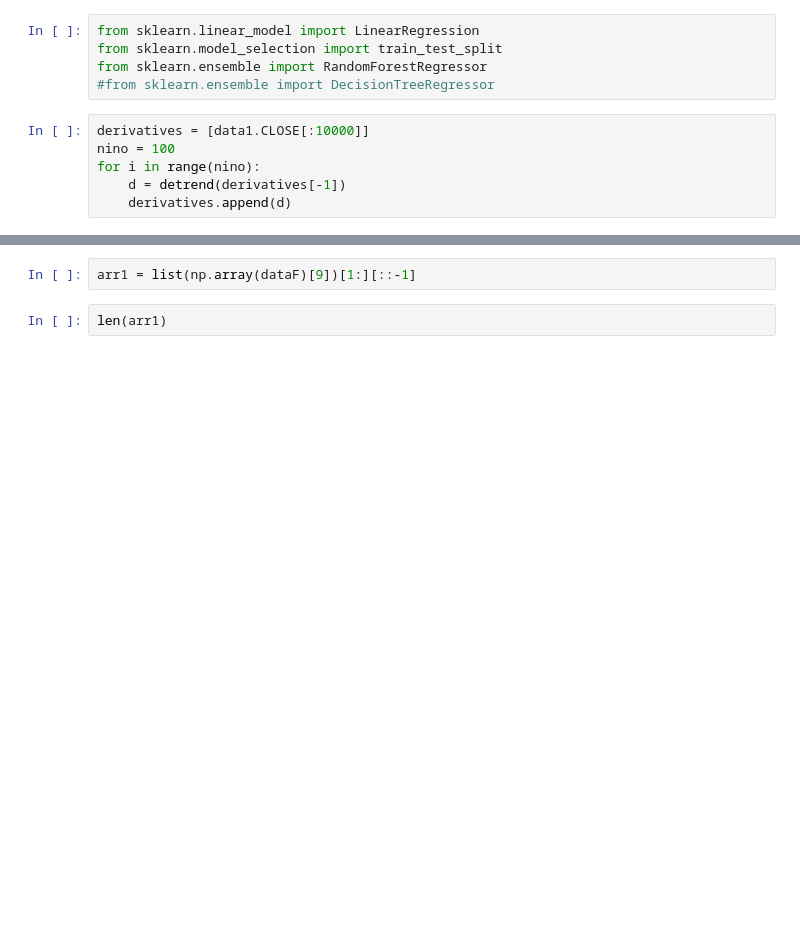
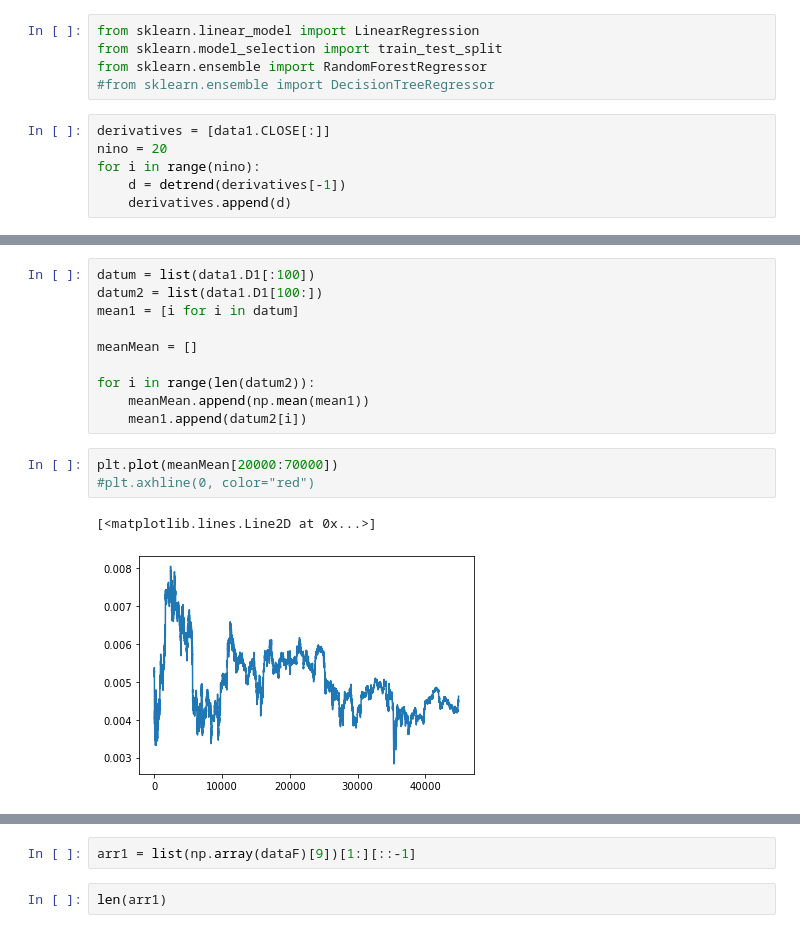
Before and after one commit to KINTEP/finance0, a Jupyter notebook: Untitled.ipynb, the cells around one changed output, grey strips where cells are left out. Drawn from its saved outputs; the diff is of its cells as text; blank space fills up the shorter version.

```diff
--- a/Untitled.ipynb
+++ b/Untitled.ipynb
@@ -345,8 +354,8 @@ from sklearn.model_selection import train_test_split
 from sklearn.ensemble import RandomForestRegressor
 #from sklearn.ensemble import DecisionTreeRegressor
 # %%
-derivatives = [data1.CLOSE[:10000]]
-nino = 100
+derivatives = [data1.CLOSE[:]]
+nino = 20
 for i in range(nino):
     d = detrend(derivatives[-1])
     derivatives.append(d)
@@ -352,0 +378,16 @@ for i in range(nino):
+# %%
+datum = list(data1.D1[:100])
+datum2 = list(data1.D1[100:])
+mean1 = [i for i in datum]
+
+meanMean = []
+
+for i in range(len(datum2)):
+    meanMean.append(np.mean(mean1))
+    mean1.append(datum2[i])
+# %%
+plt.plot(meanMean[20000:70000])
+#plt.axhline(0, color="red")
+# %% [output]
+[<matplotlib.lines.Line2D at 0x...>]
+[figure, added]
```
Also changed, not shown: parts of 36 cells of this notebook, 3 other files.
